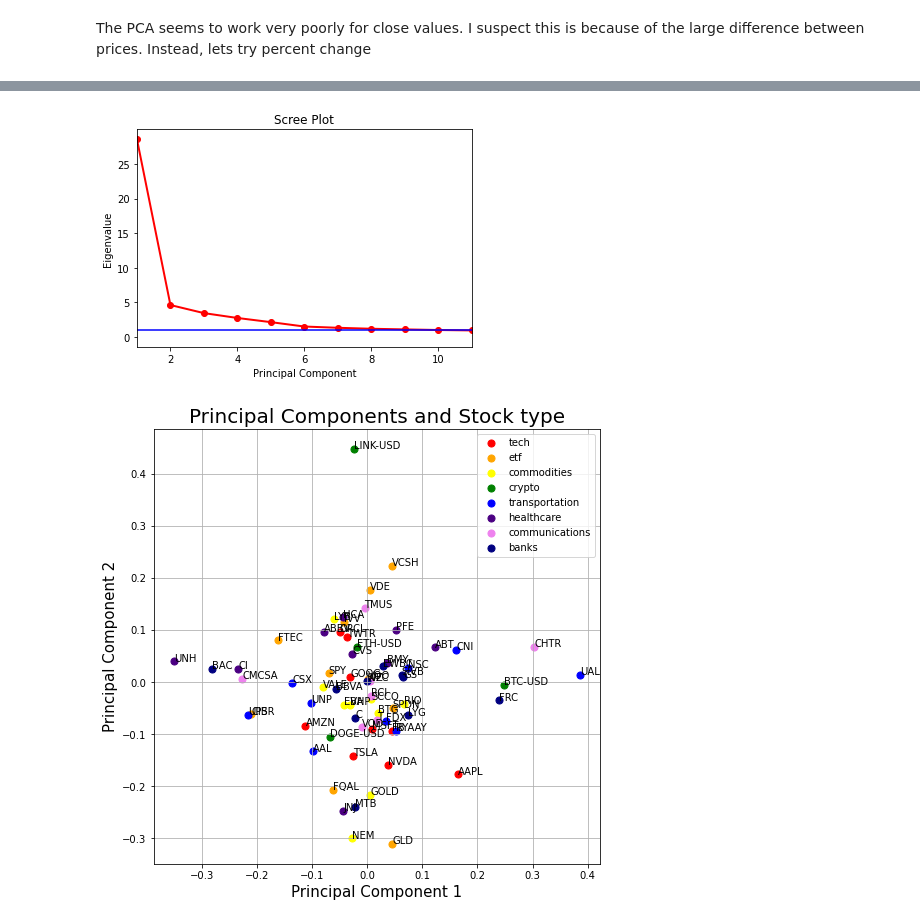
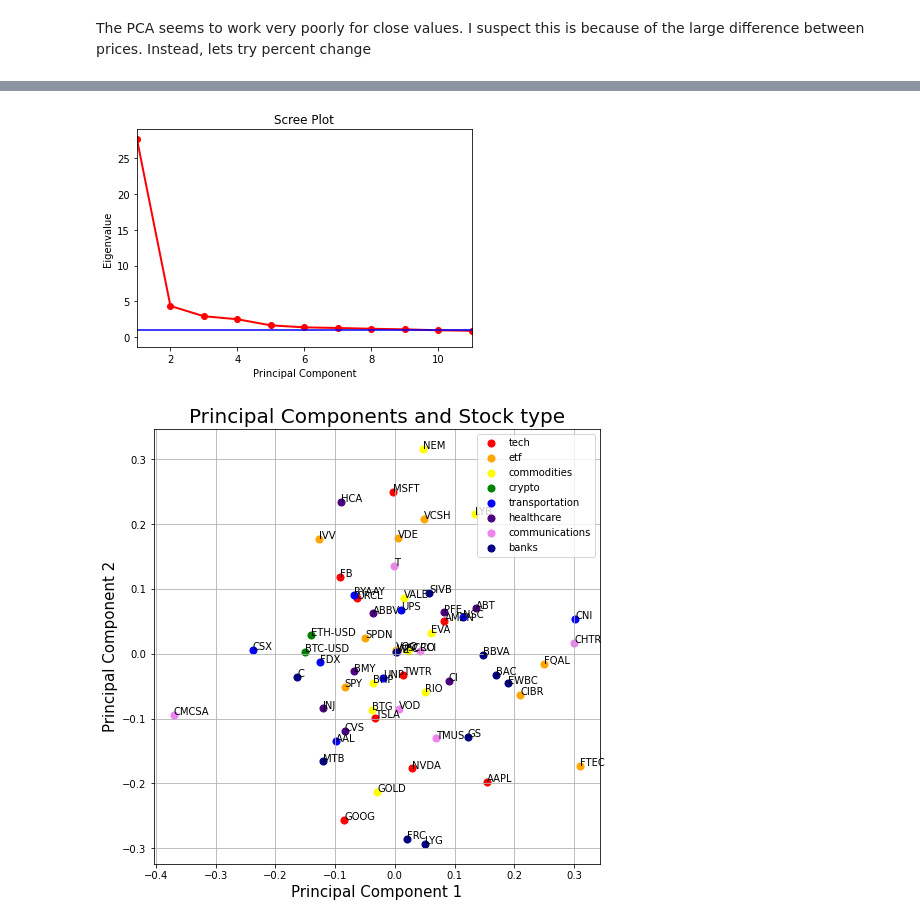
Before and after one commit to kylearbide/Stock-Market-Analysis-EMSE6575, a Jupyter notebook: notebooks/classification/PCA for Stocks.ipynb, the cells around one changed output, grey strips where cells are left out. Cells and saved outputs as stored; diff of their text form; code cells hidden in the pictures.

```diff
--- a/notebooks/classification/PCA for Stocks.ipynb
+++ b/notebooks/classification/PCA for Stocks.ipynb
@@ -17,14 +17,15 @@ from sklearn.preprocessing import StandardScaler
 stock_names are all the stocks we want to capture, keep them in lists together based on same stock type
 """
 stock_names = [['aapl', 'msft', 'goog', 'amzn', 'tsla', 'fb', 'pltr', 'twtr', 'orcl', 'nvda'],
-          ['voo', 'spy', 'vde', 'gld', 'cibr', 'ivv', 'vcsh', 'spdn', 'fqal', 'ftec'],
+          ['voo', 'spy', 'vde', 'cibr', 'ivv', 'vcsh', 'spdn', 'fqal', 'ftec'],
           ['gold', 'xon', 'rio', 'vale', 'scco', 'lyb', 'btg', 'eva', 'bhp', 'nem'],
-          ['btc-usd', 'eth-usd', 'sol-usd', 'matic-usd', 'avax-usd', 'link-usd', 'doge-usd', 'cro-usd', 'atom-usd', 'uni-usd'],
-          ['ups', 'unp', 'cni', 'csx', 'nsc', 'fdx', 'ryaay', 'ual', 'aal', 'ksu'],
-          ['jnj', 'pfe', 'unh', 'abbv', 'abt', 'cvs', 'bmy', 'ci', 'mrna', 'hca'],
+          ['btc-usd', 'eth-usd', 'sol-usd', 'matic-usd', 'avax-usd', 'cro-usd', 'atom-usd', 'uni-usd'],
+          ['ups', 'unp', 'cni', 'csx', 'nsc', 'fdx', 'ryaay', 'aal', 'ksu'],
+          ['jnj', 'pfe', 'abbv', 'abt', 'cvs', 'bmy', 'ci', 'mrna', 'hca'],
           ['vz', 'cmcsa', 't', 'tmus', 'abnb', 'vod', 'zm', 'rblx', 'chtr', 'rci'],
           ['c', 'bac', 'mtb', 'lyg', 'frc', 'gs', 'bbva', 'wfc', 'sivb', 'ewbc']]
 allstocktypes = ['tech','etf','commodities','crypto','transportation','healthcare','communications','banks']
+# removed = 'link-usd': crypto, 'unh': healthcare, , 'gld': etf, 'ual':transportation, 'doge-usd':crypto
 # %%
 def map_name_to_type(stocks: list,types: list) -> dict:
     """
@@ -391,8 +392,8 @@ from the df above
 I can also get only the days that the market is open from the df above
 """
 
-desired_stocks = list(stocks_pct_change.columns)
-desired_days = list(stocks_pct_change.index)
+desired_stocks = list(stocks_diff_method_1.columns)
+desired_days = list(stocks_diff_method_1.index)
 desired_days = [day.strftime('%Y-%m-%d') for day in desired_days]
 # %%
 """
@@ -482,37 +483,37 @@ allstocktypes = ['tech','etf','commodities','crypto','transportation','healthcar
 #color = ["#"+''.join([random.choice('0123456789ABCDEF') for j in range(6)]) for i in range(number_of_colors)]
 
 color=['red','orange','yellow','green','blue','indigo','violet','navy']
 
 fig = plt.figure(figsize = (8,8))
 ax = fig.add_subplot(1,1,1)
 ax.set_xlabel('Principal Component 1', fontsize = 15)
 ax.set_ylabel('Principal Component 2', fontsize = 15)
 ax.set_title('Principal Components and Stock type', fontsize = 20)
 
 #Adjust x and y limits for better looking graph
 # ax.set_xlim([-2.5, 10])
 #ax.set_ylim([-2.5, 2.5])
 
 loadings = pd.DataFrame(pca.components_ )
 loadings= loadings[[0,1]]
 loadings.columns =['PC1', 'PC2']
-loadings['Stock_Name'] = list(stocks_pct_change.columns)
+loadings['Stock_Name'] = desired_stocks
 loadings['Stock_Type'] = loadings['Stock_Name'].map(stock_map)
 
 for stocktype, color in zip(allstocktypes,color):
     indicesToKeep = loadings['Stock_Type'] == stocktype
     ax.scatter(loadings.loc[indicesToKeep, 'PC1']
                , loadings.loc[indicesToKeep, 'PC2']
                , c = color
                , s = 50)
 
-for i, label in enumerate(list(stocks_pct_change.columns)):
+for i, label in enumerate(desired_stocks):
     ax.annotate(label, (loadings.loc[i, 'PC1'], loadings.loc[i, 'PC2']))
 ax.legend(allstocktypes)
 ax.grid()
 # %% [output]
-[figure, old version]
+[figure, new version]
-[figure, old version]
+[figure, new version]
 # %%
 def find_closest_components(loadings: pd.DataFrame,stock: str) -> pd.DataFrame:
     """
```
Also changed, not shown: parts of 10 cells of this notebook.
